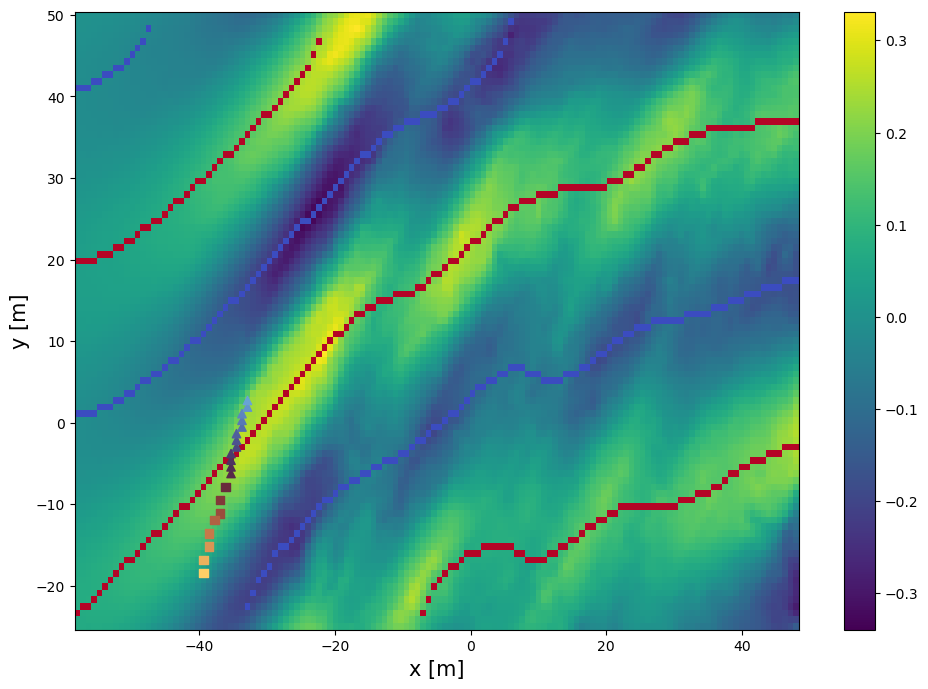
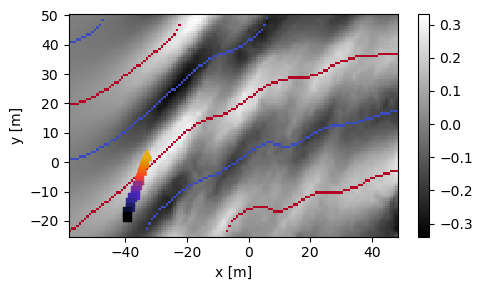
The change to this notebook cell's code, shown as a diff; its figure went from the first image to the second:
--- before
+++ after
@@ -10,6 +10,6 @@
 
 
-fig, ax = plt.subplots(figsize=(10,7))
-im = ax.pcolormesh(dict_stereo_pivdata['X'],dict_stereo_pivdata['Y'], matrice2d, alpha=1)
+fig, ax = plt.subplots(figsize=(5,3))
+im = ax.pcolormesh(dict_stereo_pivdata['X'],dict_stereo_pivdata['Y'], matrice2d, alpha=1, cmap='gray')
 x_crack_arr, y_crack_arr = from_pximagecoord_to_physicalcoord(xind_crack_arr, yind_crack_arr)
 x_refnoncassee, y_ref_noncasse = from_pximagecoord_to_physicalcoord(x_ind_ref_noncasse_int, y_ind_ref_noncasse_int)
@@ -33,6 +33,6 @@
 """
 
-ax.set_xlabel('x [m]', fontsize=15)
-ax.set_ylabel('y [m]', fontsize=15)
+ax.set_xlabel('x [m]')
+ax.set_ylabel('y [m]')
 
 #ax.set_title('1st click on central line, 2nd and 3rd plot on two surrounding lines')
@@ -40,5 +40,5 @@
 fig.colorbar(im)
 fig.tight_layout()
-plt.savefig('C:/Users/Vasco Zanchi/Desktop/presentations/reunions_hebdo/figures_data_article/examplecrack_withuzfield_andwavefronts.pdf', dpi=600)
-plt.savefig('C:/Users/Vasco Zanchi/Desktop/presentations/reunions_hebdo/figures_data_article/examplecrack_withuzfield_andwavefronts.png', dpi=600)
+plt.savefig('C:/Users/Vasco Zanchi/Desktop/presentations/reunions_hebdo/figures_data_article/examplecrack_withuzfield_andwavefronts_v2.pdf', dpi=600)
+plt.savefig('C:/Users/Vasco Zanchi/Desktop/presentations/reunions_hebdo/figures_data_article/examplecrack_withuzfield_andwavefronts_v2.png', dpi=600)
 

Commit: changements figures articles : v2